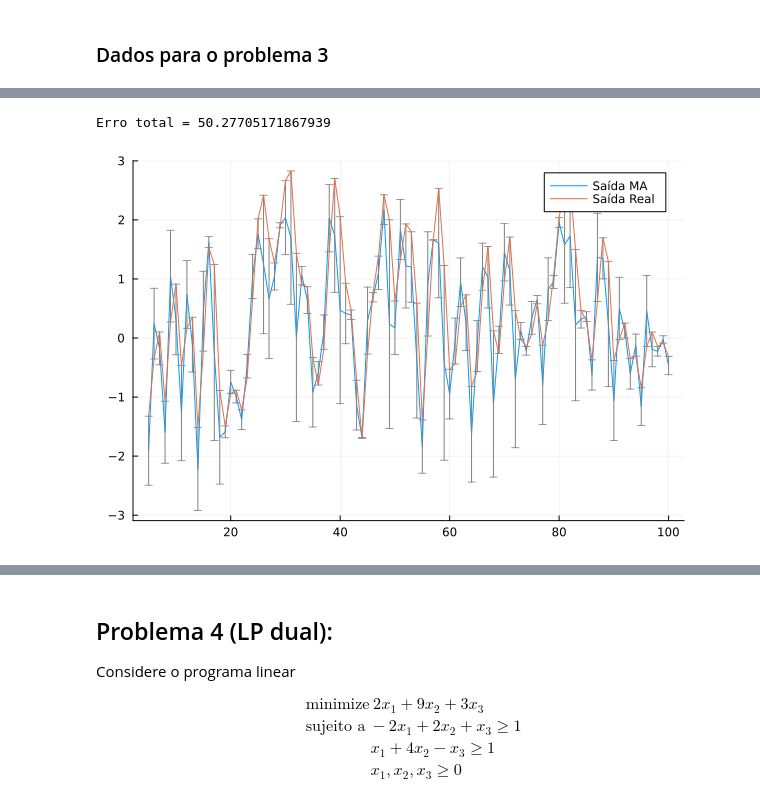
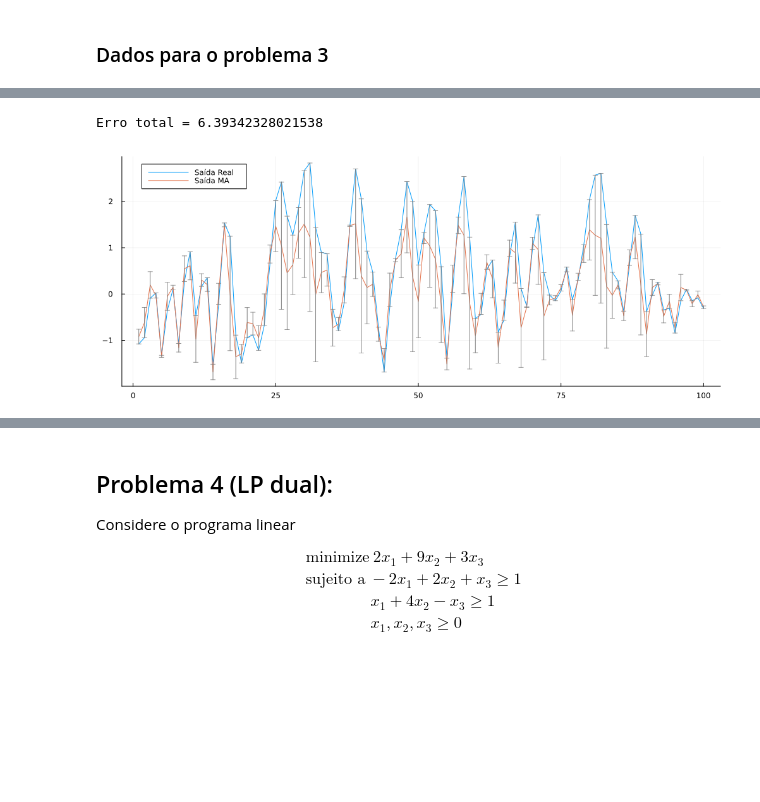
Before and after one commit to html-3/optimization-notebook-julia, a Jupyter notebook: lista2.ipynb, the cells around one changed output, grey strips where cells are left out. Saved outputs shown, nothing was run; the diff lists cells and outputs as text; code cells hidden in the pictures; blank space fills up the shorter version.

```diff
--- a/lista2.ipynb
+++ b/lista2.ipynb
@@ -356,12 +356,13 @@ raw = [-0.9188 -1.0773
 u = raw[:,1];
 y = raw[:,2];
 # %%
+# 0) Input and output plot
 function new_plot()
-  plot()
+  plot(size=(1000,400))
 end
 
 p = new_plot()
 
-plot!(p, [1:length(u)], u, label="Entrada")
-plot!(p, [1:length(y)], y, label="Saída")
+plot!(p, u, label="Entrada")
+plot!(p, y, label="Saída")
 # %% [output]
@@ -369,49 +370,33 @@ plot!(p, [1:length(y)], y, label="Saída")
 # %%
-# 1) MA model
+# 1) MA Model
 # Properties of the model and signal
-imax = length(u)
+T = length(u)
 k = 5
-
-m = Model(Ipopt.Optimizer)
-set_optimizer_attribute(m, "print_level", 0)
-@variable(m, x[1:k])
+U = zeros(T, k)
 
 # Creating the signal matrix for the model
-U = zeros(imax - k + 1, k)
-for i in k:imax
-  for j in 1:k
+for t in 1:k
     # U[t] = [ut ut-1 ut-2 ut-3 ut-4]
-    U[i-k+1, j] = u[i + j - k]
-  end
+    U[t:end,t] = u[1:end-t+1]
 end
-#display(U)
 
-@objective(m, Min, sum((U*x - y[1:imax-k+1]).^2))
-optimize!(m)
+# Most reliable LSM
+b = U\u
+yma = U*b
 
+# Plot
 function new_plot()
-  plot()
+  plot(size=(1000,400),legend=:topleft)
 end
 
 p = new_plot()
 
-yma = zeros(imax)
+# Error calculation
+error = yma - y
+println("Erro total = ", norm(error))
 
-b = JuMP.value.(x)
-
-# MA signal
-for t in k:imax
-    # y[t] = ∑ [b1 b2 b3 b4 b5]⋅(ut ut-1 ut-2 ut-3 ut-4)
-    yma[t] = sum(dot(b,reverse(u[t-k+1:t])))
-end
-
-# Error vector
-error = [abs.(yma[k:imax] - y[k:imax])]
-
-println("Erro total = ", sum(error...))
-
-plot!(p, [k:imax], yma[k:imax], label="Saída MA", yerr = error', markerstrokecolor=:grey)
-plot!(p, [k:imax], y[k:imax], label="Saída Real")
+plot!(p, y, label="Saída Real")
+plot!(p, yma, label="Saída MA", yerr=error, markerstrokecolor=:grey)
 # %% [output]
-Erro total = 50.27705171867939
+Erro total = 6.39342328021538
-[figure, old version]
+[figure, new version]
```
Also changed, not shown: parts of 5 cells of this notebook.
